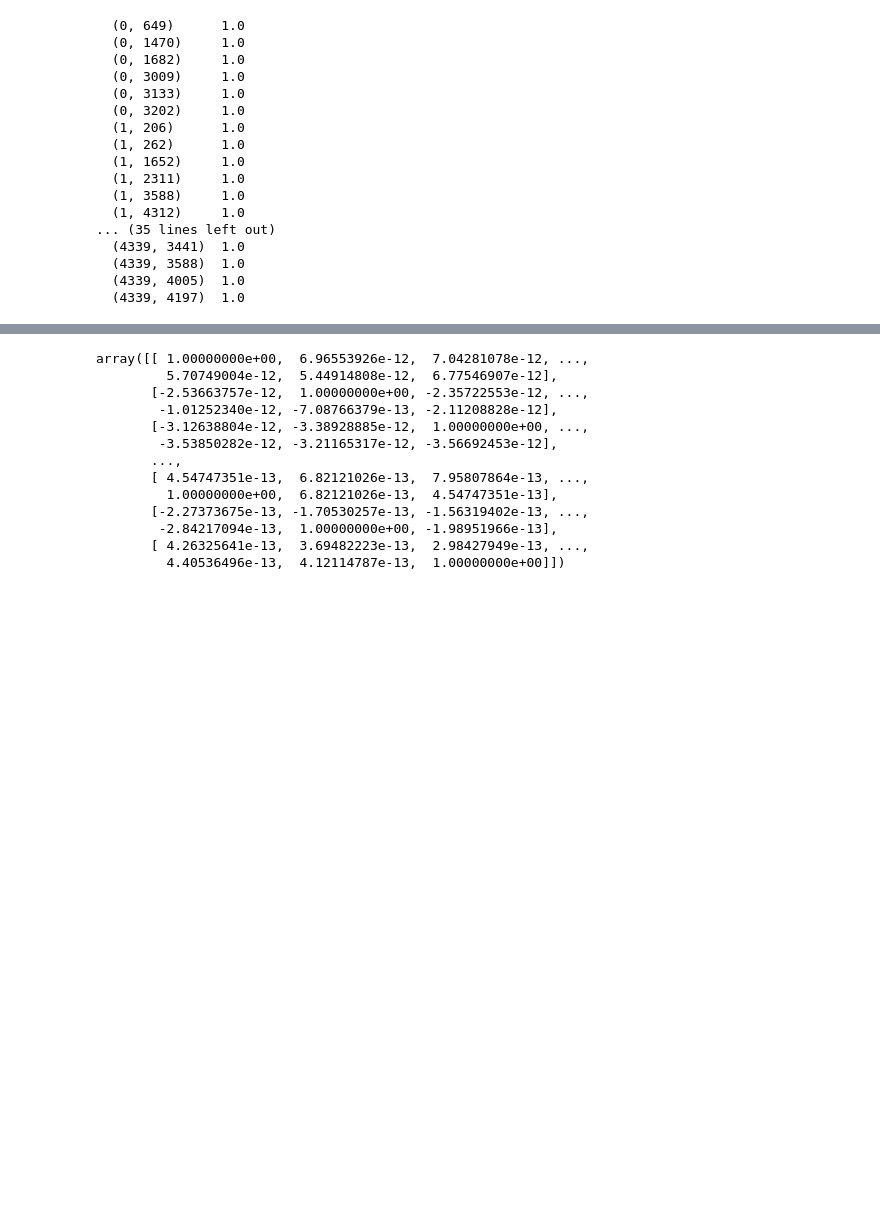
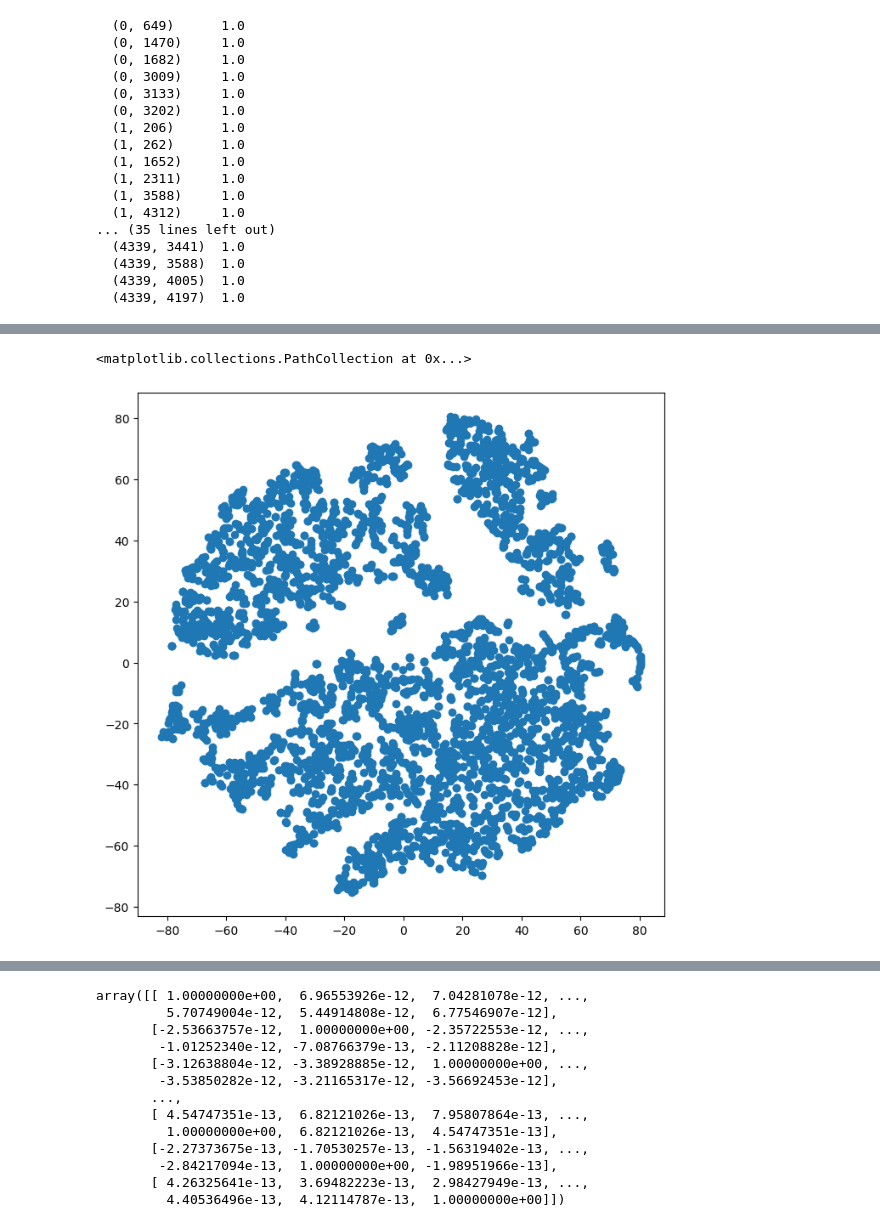
Before and after one commit to madhuraswani/ELL-888, a Jupyter notebook: Project/data/test.ipynb, the cells around one changed output, grey strips where cells are left out. Drawn from its saved outputs; the diff is of its cells as text; code cells hidden in the pictures; blank space fills up the shorter version.

```diff
--- a/Project/data/test.ipynb
+++ b/Project/data/test.ipynb
@@ -109,0 +186,14 @@ graph=sparse_corrcoef(a)
+# %%
+import numpy as np
+import matplotlib.pyplot as plt
+from sklearn.manifold import TSNE
+import networkx as nx
+from sklearn.decomposition import TruncatedSVD
+
+tsne = TSNE(n_components=2, perplexity=10, random_state=42)
+t_svd=TruncatedSVD()
+#X_embedded = t_svd.fit_transform(a)
+X_embedded = tsne.fit_transform(np.array(a.todense()))
+# %% [output]
+<matplotlib.collections.PathCollection at 0x...>
+[figure, added]
```
Also changed, not shown: parts of 10 cells of this notebook, 6 other files.
